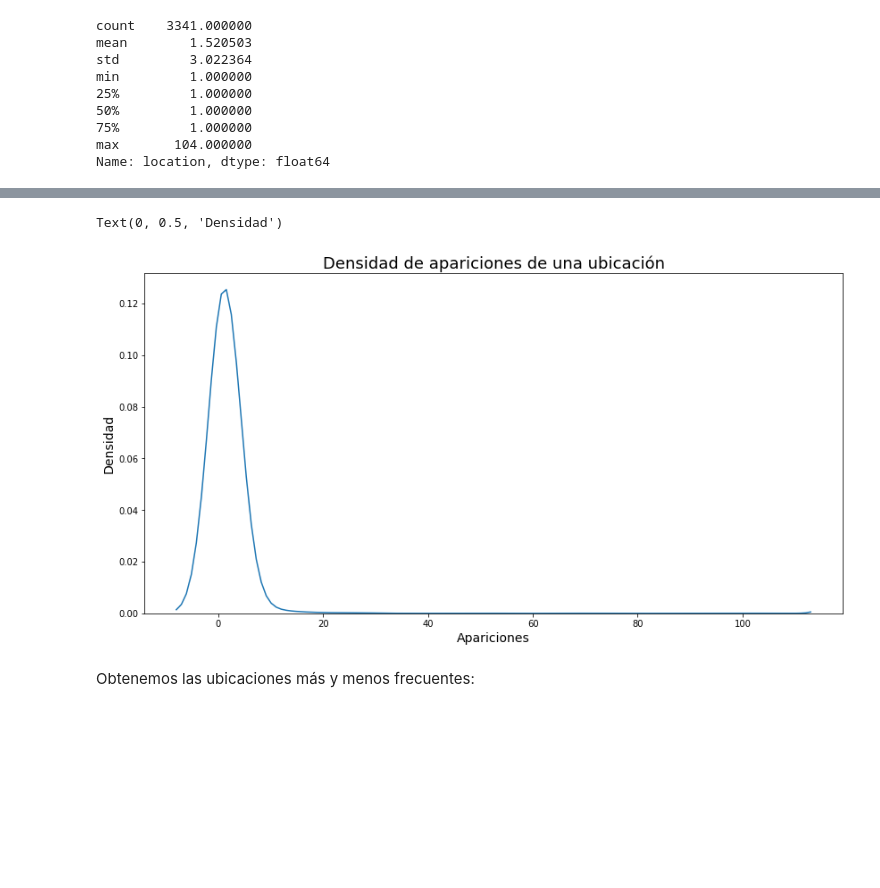
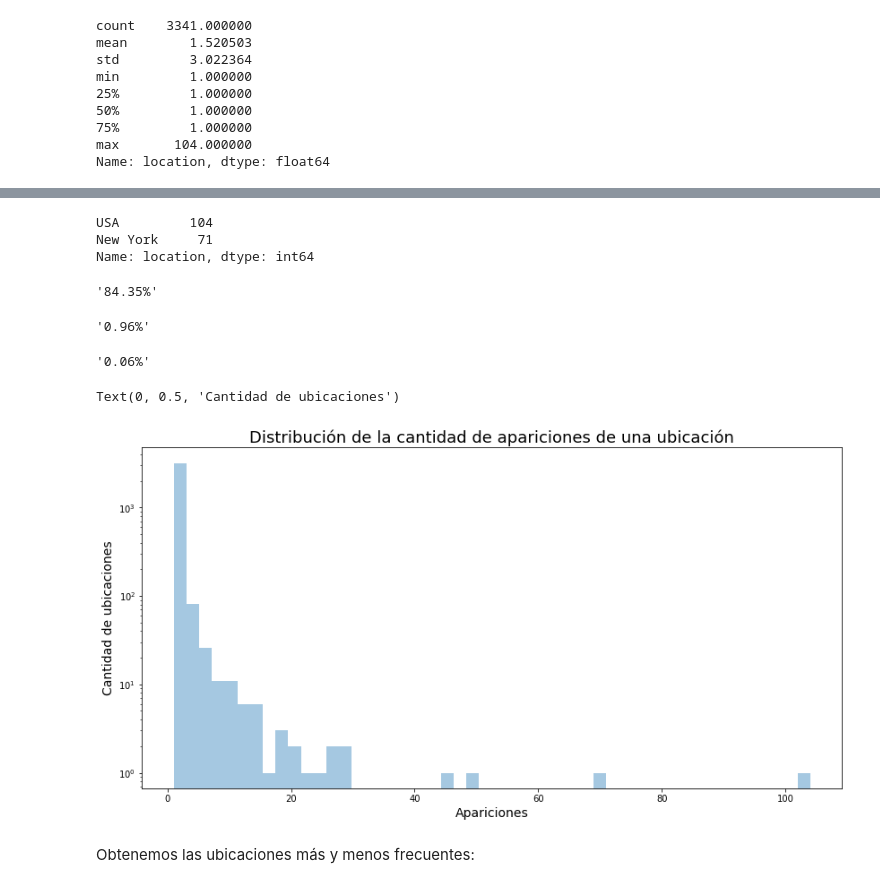
Before and after one commit to pabliyo/coronadatos, a Jupyter notebook: TP1-Location.ipynb, the cells around one changed output, grey strips where cells are left out. Cells and saved outputs as stored; diff of their text form; code cells hidden in the pictures; blank space fills up the shorter version.

Commit message:
Se agrega analisis de ubicaciones reales y falsas

```diff
--- a/TP1-Location.ipynb
+++ b/TP1-Location.ipynb
@@ -116,13 +163,34 @@ Por las estadísticas obtenidas, pareciera que la mayoría de las ubicaciones ap
+# %%
+location_value_counts.loc[location_value_counts > 50]
+# %% [output]
+USA         104
+New York     71
+Name: location, dtype: int64
+# %%
+# Porcentaje de ubicaciones con una sola aparición
+f"{(len(location_value_counts.loc[location_value_counts == 1]) / len(location_value_counts)) * 100 :.2f}%"
+# %% [output]
+'84.35%'
+# %%
+# Porcentaje de ubicaciones con más de 10 apariciones
+f"{(len(location_value_counts.loc[location_value_counts > 10]) / len(location_value_counts)) * 100 :.2f}%"
+# %% [output]
+'0.96%'
+# %%
+# Porcentaje de ubicaciones con más de 50 apariciones
+f"{(len(location_value_counts.loc[location_value_counts > 50]) / len(location_value_counts)) * 100 :.2f}%"
+# %% [output]
+'0.06%'
 # %%
 plt.figure(figsize=(14,7))
-ax = sns.kdeplot(df["location"].value_counts(), bw=3)
-ax.get_legend().remove()
-plt.title("Densidad de apariciones de una ubicación", fontsize=18)
+ax = sns.distplot(df["location"].value_counts(), kde=False)
+ax.set_yscale("log")
+plt.title("Distribución de la cantidad de apariciones de una ubicación", fontsize=18)
 plt.xlabel("Apariciones", fontsize=14)
-plt.ylabel("Densidad", fontsize=14)
+plt.ylabel("Cantidad de ubicaciones", fontsize=14)
 # %% [output]
-Text(0, 0.5, 'Densidad')
+Text(0, 0.5, 'Cantidad de ubicaciones')
-[figure, old version]
+[figure, new version]
 # %% [markdown]
 Obtenemos las ubicaciones más y menos frecuentes:
 # %%
```
Also changed, not shown: parts of 16 cells of this notebook.
